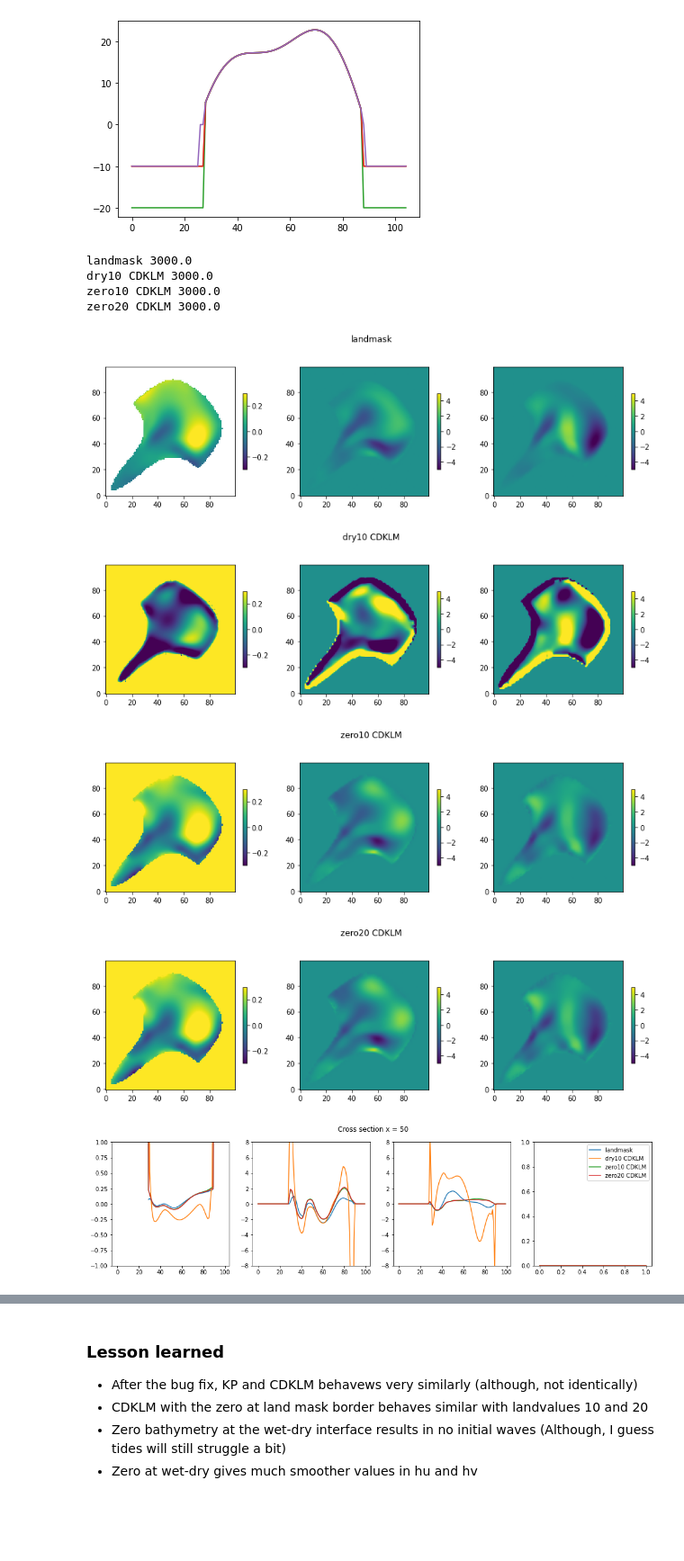
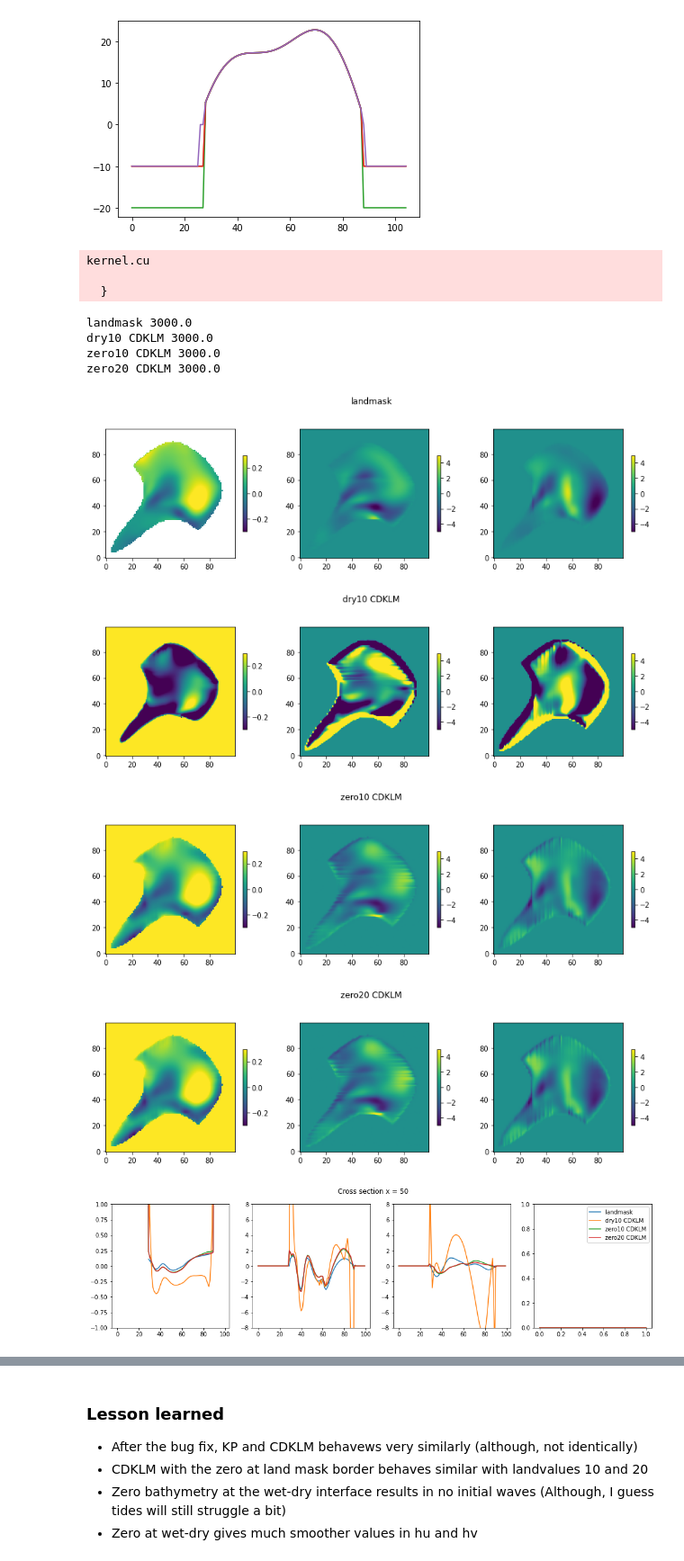
Before and after one commit to havahol/miscGPUOcean, a Jupyter notebook: realWorldSim/SyntheticLandMaks.ipynb, the cells around one changed output, grey strips where cells are left out. Shown at 90% size. Cells and saved outputs as stored; diff of their text form; code cells hidden in the pictures; blank space fills up the shorter version.

```diff
--- a/realWorldSim/SyntheticLandMaks.ipynb
+++ b/realWorldSim/SyntheticLandMaks.ipynb
@@ -431,17 +432,18 @@ def dryStatesFromMasked(H_masked, landvalue):
 
     return H_dry
 
-def dryStatesGentlyFromMaskes(H_masked, landvalue):
+def dryStatesGentlyFromMaskes(H_masked, landvalue, maskGhostCells=True):
     H_dry = np.zeros_like(H_masked.data)
     H_dry[:,:] = H_masked.data
 
-    H_dry[0 ,:] = -landvalue
-    H_dry[-1,:] = -landvalue
-    H_dry[:, 0] = -landvalue
-    H_dry[:,-1] = -landvalue
-    #H_dry[H_masked.mask] = -landvalue
+    if maskGhostCells:
+        H_dry[0 ,:] = -landvalue
+        H_dry[-1,:] = -landvalue
+        H_dry[:, 0] = -landvalue
+        H_dry[:,-1] = -landvalue
+        #H_dry[H_masked.mask] = -landvalue
 
-    (Nx, Ny) = H_masked.shape
+    (Ny, Nx) = H_masked.shape
     for y in range(1, Ny-1):
         for x in range(1, Nx-1):
             if H_masked.mask[y,x]:
@@ -509,7 +511,7 @@ def plotstate2(eta, hu, hv, title):
     plt.colorbar(sp_v, ax= ax_v, shrink=0.5)
     #plt.suptitle(title)
 
-def makeSimAndRun(H, T, plotTitle, kp=False, runCase=1):
+def makeSimAndRun(H, T, plotTitle, kp=False, runCase=1, central_upwind=True):
     dataShape = np.array(H.shape) - 1
 
     sim_args = {
@@ -540,7 +542,7 @@ def makeSimAndRun(H, T, plotTitle, kp=False, runCase=1):
     if kp:
         sim = KP07.KP07(**data_args, **sim_args)
     else:
-        sim = CDKLM16.CDKLM16(**data_args, **sim_args)
+        sim = CDKLM16.CDKLM16(**data_args, **sim_args, central_upwind=central_upwind)
 
     sim.step(T)
 
@@ -555,21 +557,21 @@ from importlib import reload
 reload(CDKLM16)
 reload(KP07)
 
-def runAllAndCrossSections():
+def runAllAndCrossSections(central_upwind=True):
     T = 3000
 
     runCase = 1
 
     data = [
-        ["landmask", False, H_complex_masked ],
-        #["dry40 CDKLM",    False, dryStatesFromMasked(H_complex_masked, 40) ],
-        #["dry20 CDKLM",    False, dryStatesFromMasked(H_complex_masked, 20) ],
-        ["dry10 CDKLM",    False, dryStatesFromMasked(H_complex_masked, 10) ],
-        #["dry40 KP", True,  dryStatesFromMasked(H_complex_masked, 40) ],
-        #["dry20 KP", True,  dryStatesFromMasked(H_complex_masked, 20) ],
-        #["dry10 KP", True,  dryStatesFromMasked(H_complex_masked, 10) ],
-        ["zero10 CDKLM", False, dryStatesGentlyFromMaskes(H_complex_masked, 10) ],
-        ["zero20 CDKLM", False, dryStatesGentlyFromMaskes(H_complex_masked, 20) ],
+        ["landmask", False, H_complex_masked],
+        #["dry40 CDKLM",    False, dryStatesFromMasked(H_complex_masked, 40)],
+        #["dry20 CDKLM",    False, dryStatesFromMasked(H_complex_masked, 20)],
+        ["dry10 CDKLM",    False, dryStatesFromMasked(H_complex_masked, 10)],
+        #["dry40 KP", True,  dryStatesFromMasked(H_complex_masked, 40)],
+        #["dry20 KP", True,  dryStatesFromMasked(H_complex_masked, 20)],
+        #["dry10 KP", True,  dryStatesFromMasked(H_complex_masked, 10)],
+        ["zero10 CDKLM", False, dryStatesGentlyFromMaskes(H_complex_masked, 10)],
+        ["zero20 CDKLM", False, dryStatesGentlyFromMaskes(H_complex_masked, 20)],
 
     ]
 
@@ -586,7 +588,7 @@ def runAllAndCrossSections():
         Hs[i]     = data[i][2]
 
     for i in range(N):
-        states[i] = makeSimAndRun(Hs[i], T, labels[i], kp=kp[i], runCase=runCase)
+        states[i] = makeSimAndRun(Hs[i], T, labels[i], kp=kp[i], runCase=runCase, central_upwind=central_upwind)
         plt.suptitle(labels[i])
 
 
@@ -626,40 +628,43 @@ def runAllAndCrossSections():
         fig = plt.figure(figsize=(17,4))
 
         ax_eta = plt.subplot(1,4,1)
         for i in range(N):
             ax_eta.plot(states[i][0][y,:], label=labels[i])
         ax_eta.set_ylim([-1, 1])
         #ax_eta.legend()
 
         ax_hu = plt.subplot(1,4,2)
         for i in range(N):
             ax_hu.plot(states[i][1][y,:], label=labels[i])
         ax_hu.set_ylim([-8, 8])
         #ax_hu.legend()
 
         ax_hv = plt.subplot(1,4,3)
         for i in range(N):
             ax_hv.plot(states[i][2][y,:], label=labels[i])
         ax_hv.set_ylim([-8, 8])
 
         ax_legend = plt.subplot(1,4,4)
         for i in range(N):
             ax_legend.plot([0, 1], [0, 0], label=labels[i])
         ax_legend.set_ylim([0, 1])
         ax_legend.legend()
         plt.suptitle("Cross section y = " + str(y))
 
     plotCrossSectionY(50)
     plotCrossSectionY(35)
 
-runAllAndCrossSections()
+runAllAndCrossSections(central_upwind=False)
 # %% [output]
-landmask 3000.0
-dry10 CDKLM 3000.0
-zero10 CDKLM 3000.0
-zero20 CDKLM 3000.0
+kernel.cu
+
+  }
+landmask 3000.0
+dry10 CDKLM 3000.0
+zero10 CDKLM 3000.0
+zero20 CDKLM 3000.0
-[figure, old version]
+[figure, new version]
-[figure, old version]
+[figure, new version]
-[figure, old version]
+[figure, new version]
-[figure, old version]
+[figure, new version]
-[figure, old version]
+[figure, new version]
```
Also changed, not shown: parts of 11 cells of this notebook.
